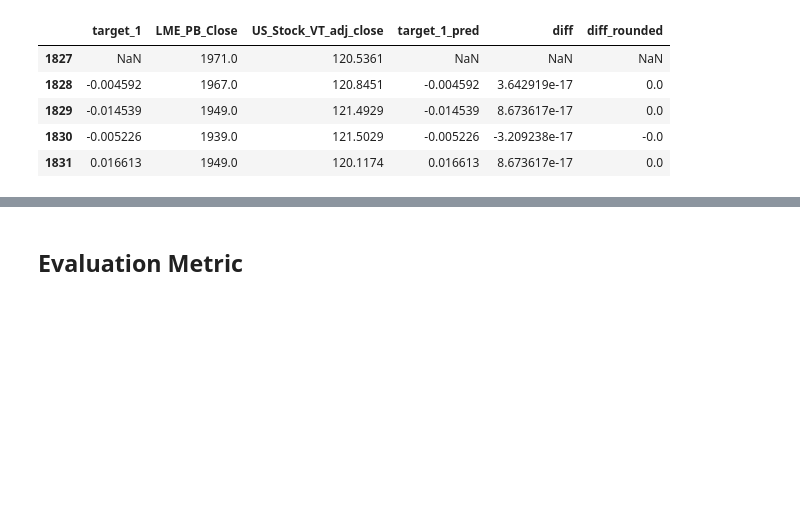
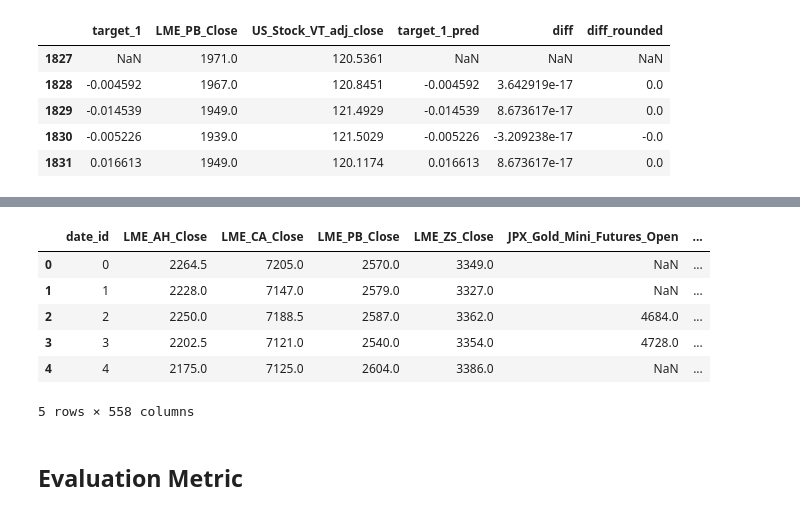
Before and after one commit to RobinWesselmann/mitsui_pred_challenge, a Jupyter notebook: notebooks/EDA_First_look.ipynb, the cells around one changed output, grey strips where cells are left out. Saved outputs shown, nothing was run; the diff lists cells and outputs as text; code cells hidden in the pictures; blank space fills up the shorter version.

```diff
--- a/notebooks/EDA_First_look.ipynb
+++ b/notebooks/EDA_First_look.ipynb
@@ -276,3 +357,13 @@ target_pairs_prep = prepare_target_pairs(target_pairs_df)
+# %%
+train_df.head()
+# %% [output]
+|  | date_id | LME_AH_Close | LME_CA_Close | LME_PB_Close | LME_ZS_Close | JPX_Gold_Mini_Futures_Open | ... |
+| 0 | 0 | 2264.5 | 7205.0 | 2570.0 | 3349.0 | NaN | ... |
+| 1 | 1 | 2228.0 | 7147.0 | 2579.0 | 3327.0 | NaN | ... |
+| 2 | 2 | 2250.0 | 7188.5 | 2587.0 | 3362.0 | 4684.0 | ... |
+| 3 | 3 | 2202.5 | 7121.0 | 2540.0 | 3354.0 | 4728.0 | ... |
+| 4 | 4 | 2175.0 | 7125.0 | 2604.0 | 3386.0 | NaN | ... |
+5 rows × 558 columns
 # %% [markdown]
 ## Evaluation Metric
 # %% [markdown]
```
Also changed, not shown: parts of 17 cells of this notebook, 4 other files.
